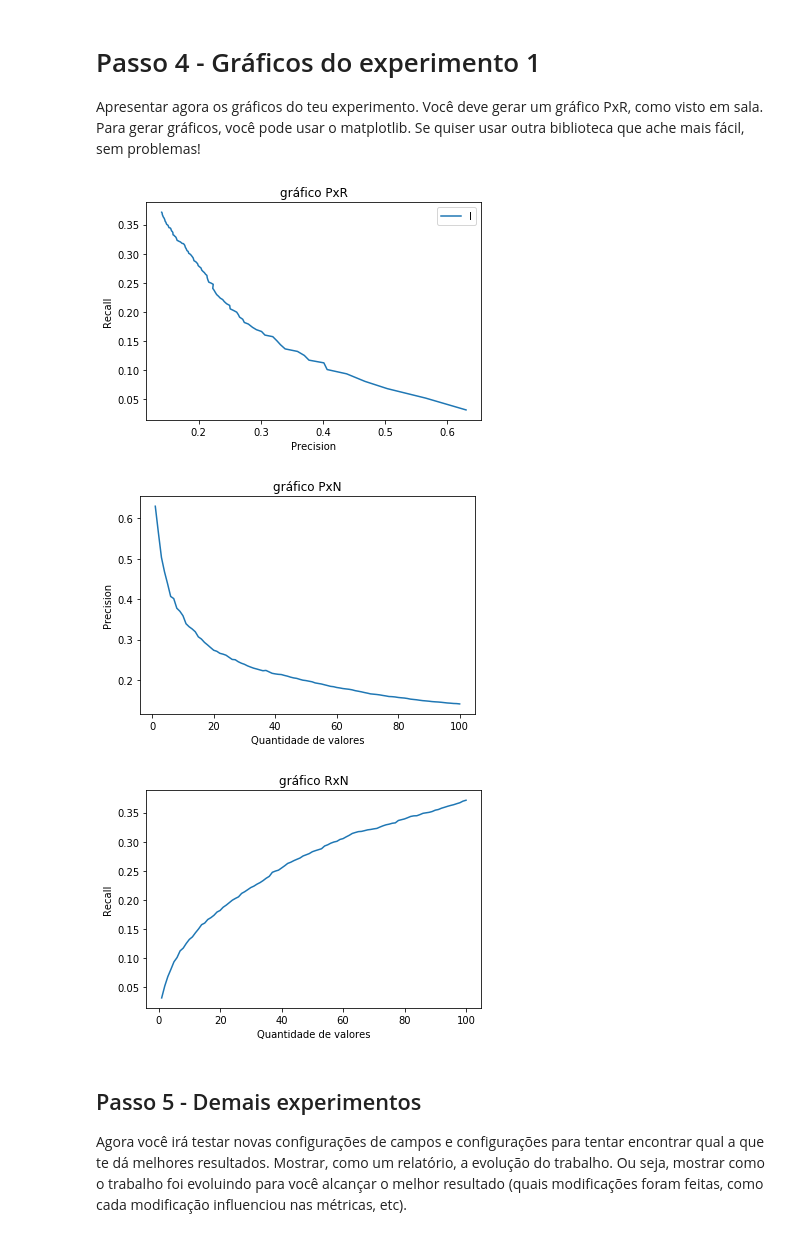
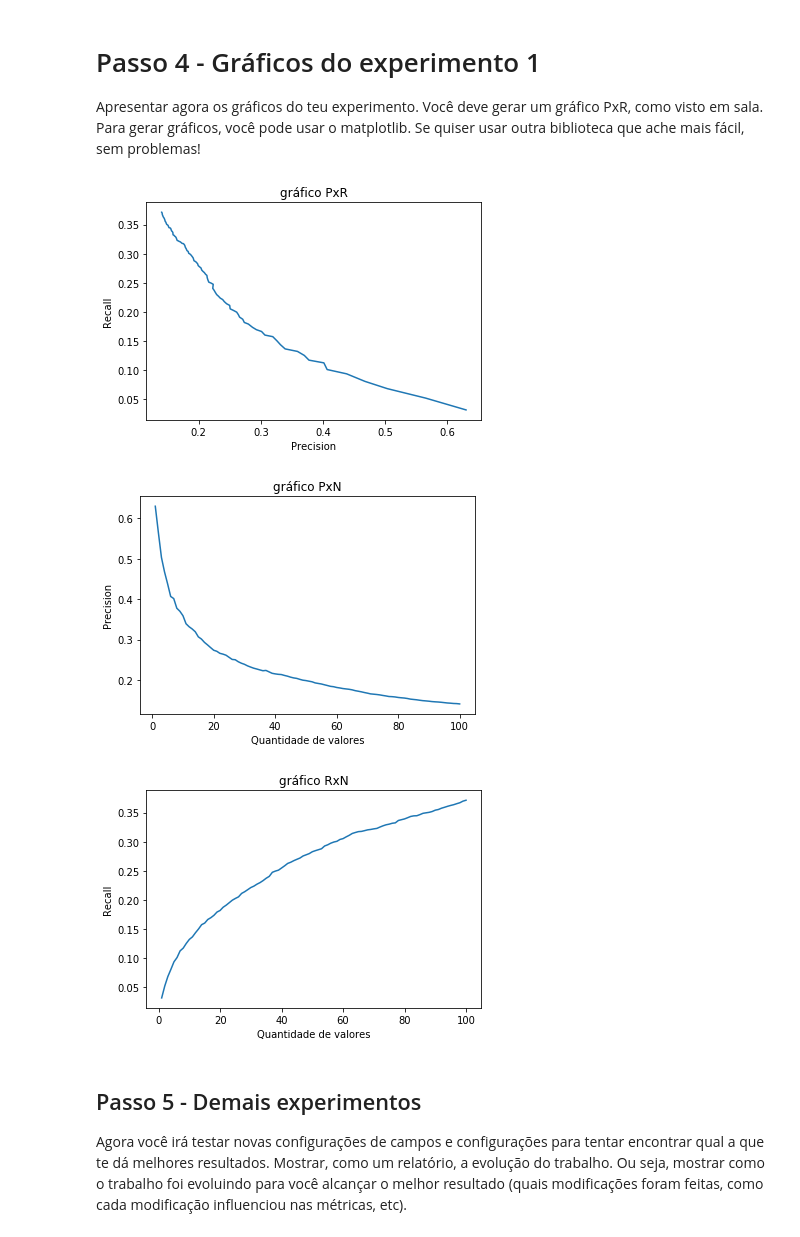
Before and after one commit to BravoNatalie/Avaliando_Sistemas_RI, a Jupyter notebook: Trabalho 3 - Avaliando sistemas de IR.ipynb, the cells around one changed output. Drawn from its saved outputs; the diff is of its cells as text; code cells hidden in the pictures.

```diff
--- a/Trabalho 3 - Avaliando sistemas de IR.ipynb
+++ b/Trabalho 3 - Avaliando sistemas de IR.ipynb
@@ -461,12 +497,11 @@ Apresentar agora os gráficos do teu experimento. Você deve gerar um gráfico P
 # %%
 import matplotlib.pyplot as plt
 
+#Função para plotar o gráfico de Precisão, Recall e PxR
 def plotGraph(queryFile,queryTest):
-
     R = []
     P = []
     tam = len(analysisMatrix)
-
     for i in range(tam):
         n = i+1
         somaP = 0
@@ -474,37 +509,34 @@ def plotGraph(queryFile,queryTest):
         for j, query in enumerate(queryFile):
             relevant = getRelevant(query)
             retrivedN = getRetrived(queryTest[j], n)
             somaP += getPrecision(relevant, retrivedN) #P@n
             somaR += getRecall(relevant, retrivedN) #R@n
         P.append((somaP/tam))
         R.append((somaR/tam))
 
     plt.title("gráfico PxR")
     plt.plot(P,R)
     plt.xlabel("Precision")
     plt.ylabel("Recall")
-    plt.legend("legenda")
     plt.show()
 
     plt.title("gráfico PxN")
     plt.plot(range(1,tam +1), P)
     plt.xlabel("Quantidade de valores")
     plt.ylabel("Precision")
-    #plt.legend(legend)
     plt.show()
 
     plt.title("gráfico RxN")
     plt.plot(range(1,tam +1),R)
     plt.xlabel("Quantidade de valores")
     plt.ylabel("Recall")
-    #plt.legend(legend)
     plt.show()
 
 
 
 plotGraph(queryFile,queryTest)
 # %% [output]
-[figure, old version]
+[figure, new version]
 [figure]
 [figure]
 # %% [markdown]
```
Also changed, not shown: parts of 14 cells of this notebook, 6 other files.
